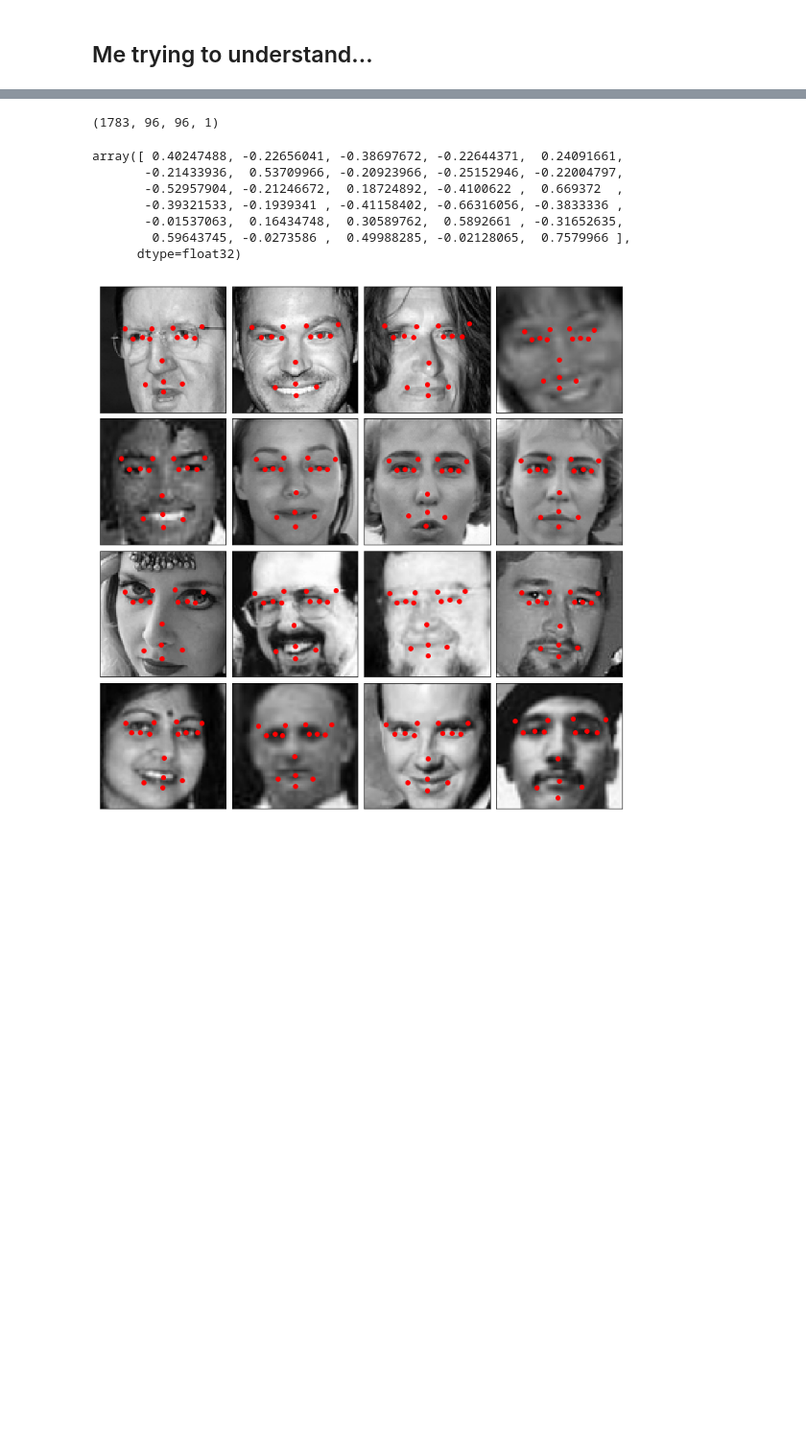
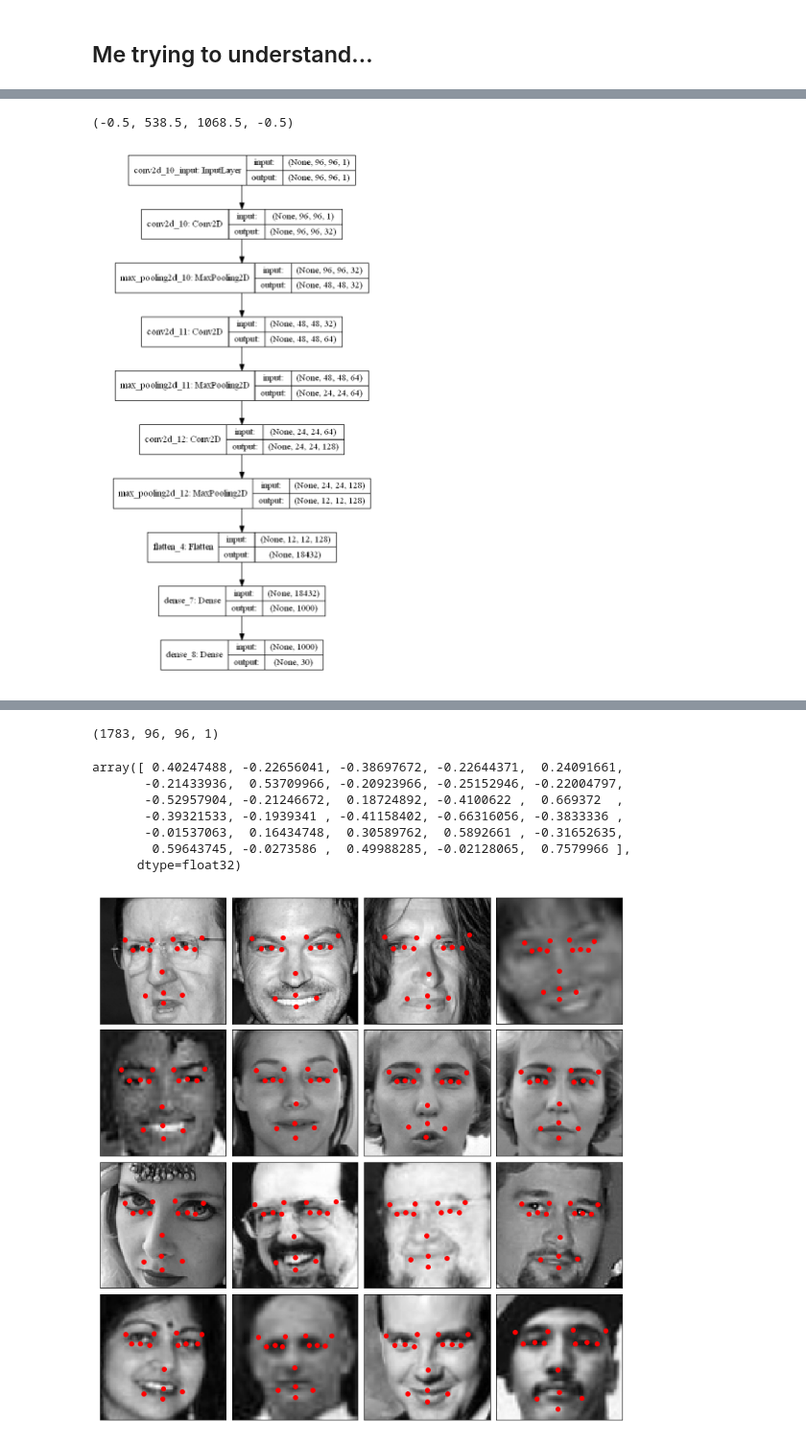
Before and after one commit to alexdauenhauer/MIDS_W207_facial_recognition, a Jupyter notebook: Alex_testlab.ipynb, the cells around one changed output, grey strips where cells are left out. Shown at 96% size. Drawn from its saved outputs; the diff is of its cells as text; code cells hidden in the pictures; blank space fills up the shorter version.

```diff
--- a/Alex_testlab.ipynb
+++ b/Alex_testlab.ipynb
@@ -502,0 +479,8 @@ plt.legend(['validation loss','training loss'])
+# %%
+mod = plt.imread('model.png')
+fig = plt.figure(figsize=(10,20), frameon=False)
+plt.imshow(mod)
+plt.axis('off')
+# %% [output]
+(-0.5, 538.5, 1068.5, -0.5)
+[figure, added]
```
Also changed, not shown: parts of 25 cells of this notebook, 1 other file.
